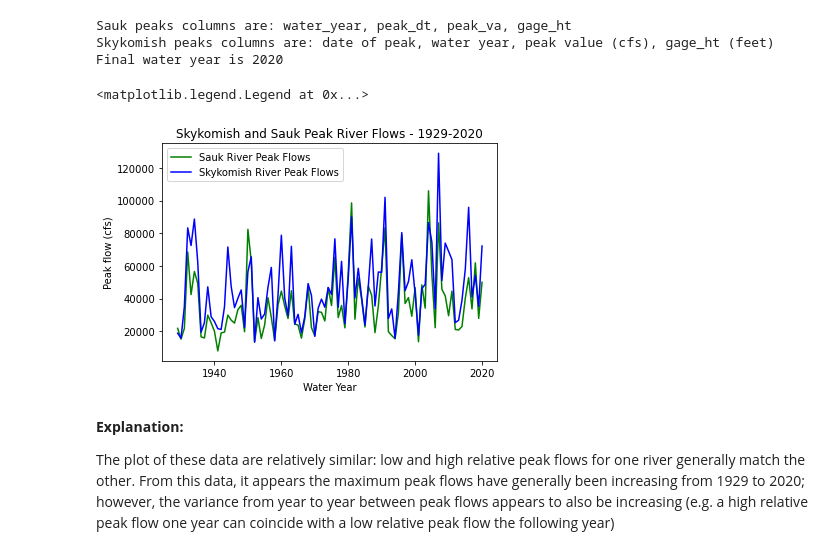
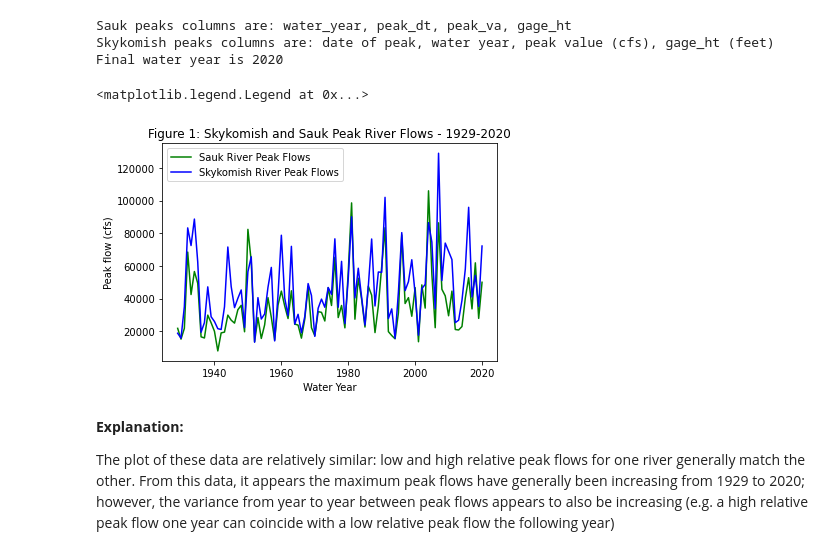
Before and after one commit to dlhogan97/CEWA565, a Jupyter notebook: Week-1/HW-1/HW-1-dlhogan.ipynb, the cells around one changed output. Cells and saved outputs as stored; diff of their text form; code cells hidden in the pictures.

```diff
--- a/Week-1/HW-1/HW-1-dlhogan.ipynb
+++ b/Week-1/HW-1/HW-1-dlhogan.ipynb
@@ -38,14 +38,15 @@ Final water year is 2020
 # %%
 # create plot of Sauk and Skykomish river peak flows from 1929-2020
 plt.plot(sauk_peaks['water_year'],sauk_peaks['peak_va'],'-', color = 'green', label='Sauk River Peak Flows')
 plt.plot(skykomish_peaks['water year'],skykomish_peaks['peak value (cfs)'],'-', color = 'blue', label='Skykomish River Peak Flows')
-plt.title('Skykomish and Sauk Peak River Flows - 1929-2020')
+# Plot specifications
+plt.title('Figure 1: Skykomish and Sauk Peak River Flows - 1929-2020')
 plt.xlabel('Water Year')
 plt.ylabel('Peak flow (cfs)')
 plt.legend()
 # %% [output]
 <matplotlib.legend.Legend at 0x...>
-[figure, old version]
+[figure, new version]
 # %% [markdown]
 **Explanation:**
 
```
Also changed, not shown: parts of 11 cells of this notebook, 11 other files.
